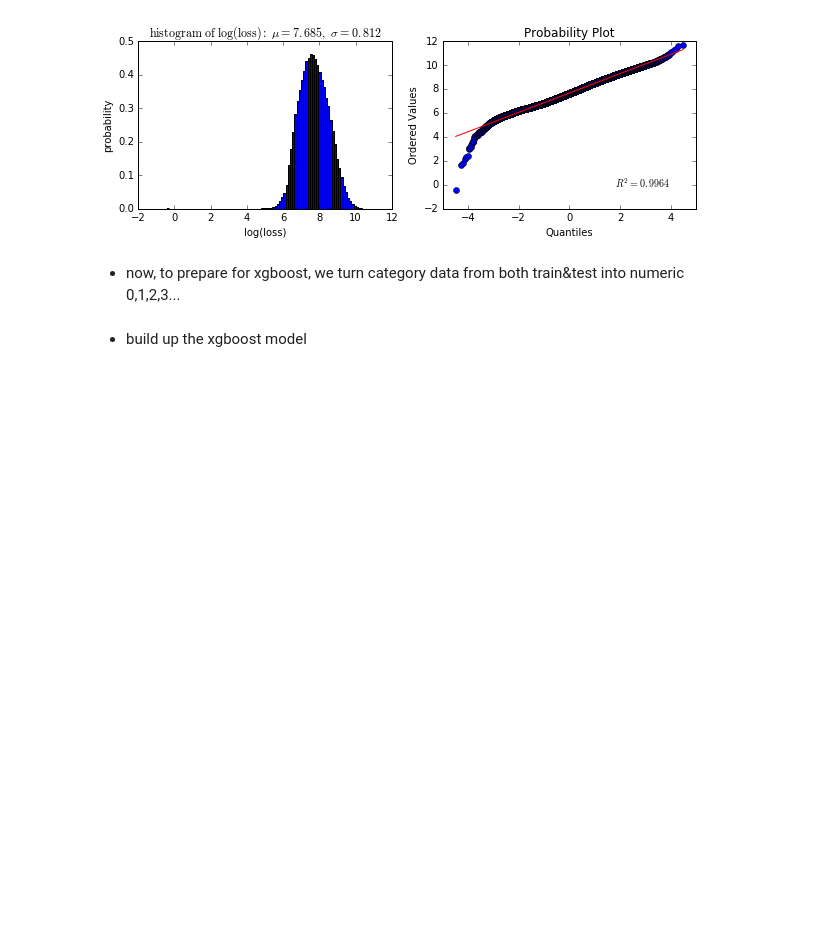
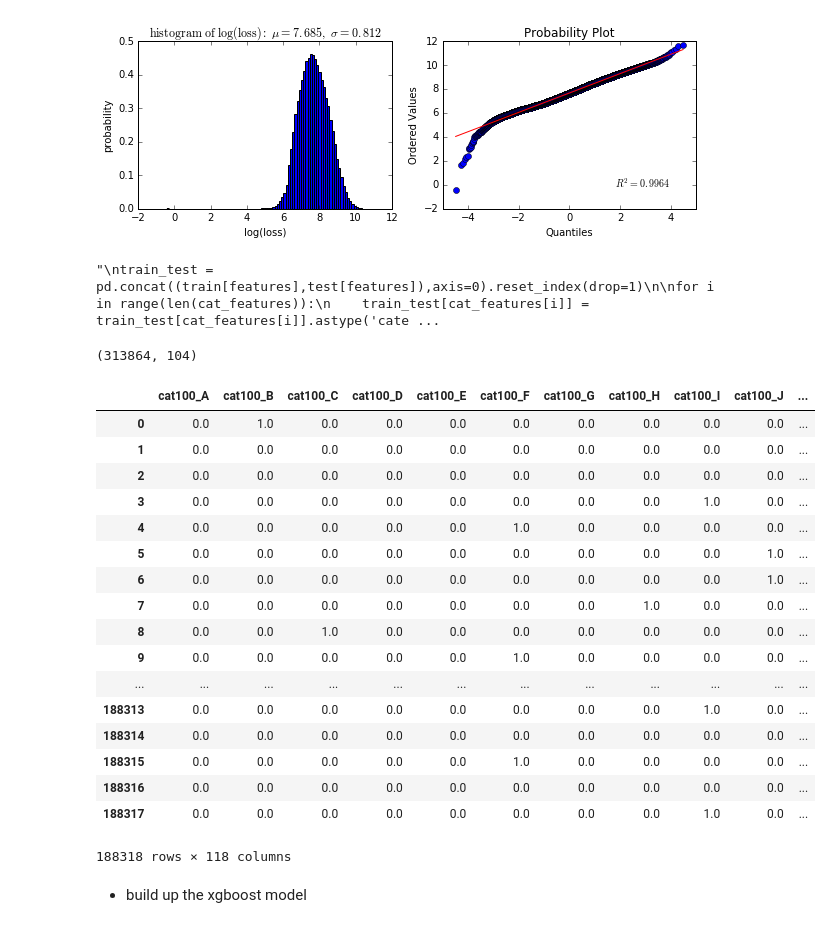
Before and after one commit to yanyang729/652_final_project_kaggle_allstate, a Jupyter notebook: kaggle.ipynb, the cells around one changed output. Drawn from its saved outputs; the diff is of its cells as text; code cells hidden in the pictures; blank space fills up the shorter version.

```diff
--- a/kaggle.ipynb
+++ b/kaggle.ipynb
@@ -34,18 +35,51 @@ probplot(np.log(train['loss']),plot=fig2)
 plt.show()
 # %% [output]
 [figure]
-# %% [markdown]
-- now, to prepare for xgboost, we turn category data from both train&test  into numeric 0,1,2,3...
 # %%
-nrow_train = train.shape[0]
-
+# now, to prepare for xgboost, we turn category data from both train&test into numeric 0,1,2,3... and do one-hot
+'''
 train_test = pd.concat((train[features],test[features]),axis=0).reset_index(drop=1)
 
 for i in range(len(cat_features)):
     train_test[cat_features[i]] = train_test[cat_features[i]].astype('category').cat.codes
-
-train_x = train_test.iloc[:nrow_train,:]
-test_x = train_test.iloc[nrow_train:,:]
+'''
+# %% [output]
+"\ntrain_test = pd.concat((train[features],test[features]),axis=0).reset_index(drop=1)\n\nfor i in range(len(cat_features)):\n    train_test[cat_features[i]] = train_test[cat_features[i]].astype('cate ...
+# %%
+train_test = pd.concat((train[features],test[features]),axis=0).reset_index(drop=1)
+
+train_test_cat_encoded =pd.get_dummies(train_test[['cat100','cat112','cat114','cat101']])
+# %%
+train_test_cat_encoded.shape
+# %% [output]
+(313864, 104)
+# %%
+# seperate our data into test & train  again
+train_test_encoded = pd.concat((train_test_cat_encoded,train_test[num_features]),axis=1)
+
+train_x = train_test_encoded.iloc[:nrow_train,:]
+test_x = train_test_encoded.iloc[nrow_train:,:]
+# %%
+train_x
+# %% [output]
+|  | cat100_A | cat100_B | cat100_C | cat100_D | cat100_E | cat100_F | cat100_G | cat100_H | cat100_I | cat100_J | ... |
+| 0 | 0.0 | 1.0 | 0.0 | 0.0 | 0.0 | 0.0 | 0.0 | 0.0 | 0.0 | 0.0 | ... |
+| 1 | 0.0 | 0.0 | 0.0 | 0.0 | 0.0 | 0.0 | 0.0 | 0.0 | 0.0 | 0.0 | ... |
+| 2 | 0.0 | 0.0 | 0.0 | 0.0 | 0.0 | 0.0 | 0.0 | 0.0 | 0.0 | 0.0 | ... |
+| 3 | 0.0 | 0.0 | 0.0 | 0.0 | 0.0 | 0.0 | 0.0 | 0.0 | 1.0 | 0.0 | ... |
+| 4 | 0.0 | 0.0 | 0.0 | 0.0 | 0.0 | 1.0 | 0.0 | 0.0 | 0.0 | 0.0 | ... |
+| 5 | 0.0 | 0.0 | 0.0 | 0.0 | 0.0 | 0.0 | 0.0 | 0.0 | 0.0 | 1.0 | ... |
+| 6 | 0.0 | 0.0 | 0.0 | 0.0 | 0.0 | 0.0 | 0.0 | 0.0 | 0.0 | 1.0 | ... |
+| 7 | 0.0 | 0.0 | 0.0 | 0.0 | 0.0 | 0.0 | 0.0 | 1.0 | 0.0 | 0.0 | ... |
+| 8 | 0.0 | 0.0 | 1.0 | 0.0 | 0.0 | 0.0 | 0.0 | 0.0 | 0.0 | 0.0 | ... |
+| 9 | 0.0 | 0.0 | 0.0 | 0.0 | 0.0 | 1.0 | 0.0 | 0.0 | 0.0 | 0.0 | ... |
+| ... | ... | ... | ... | ... | ... | ... | ... | ... | ... | ... | ... |
+| 188313 | 0.0 | 0.0 | 0.0 | 0.0 | 0.0 | 0.0 | 0.0 | 0.0 | 1.0 | 0.0 | ... |
+| 188314 | 0.0 | 0.0 | 0.0 | 0.0 | 0.0 | 0.0 | 0.0 | 0.0 | 0.0 | 0.0 | ... |
+| 188315 | 0.0 | 0.0 | 0.0 | 0.0 | 0.0 | 1.0 | 0.0 | 0.0 | 0.0 | 0.0 | ... |
+| 188316 | 0.0 | 0.0 | 0.0 | 0.0 | 0.0 | 0.0 | 0.0 | 0.0 | 0.0 | 0.0 | ... |
+| 188317 | 0.0 | 0.0 | 0.0 | 0.0 | 0.0 | 0.0 | 0.0 | 0.0 | 1.0 | 0.0 | ... |
+188318 rows × 118 columns
 # %% [markdown]
 - build up the xgboost model
 # %%
```
Also changed, not shown: parts of 7 cells of this notebook.
